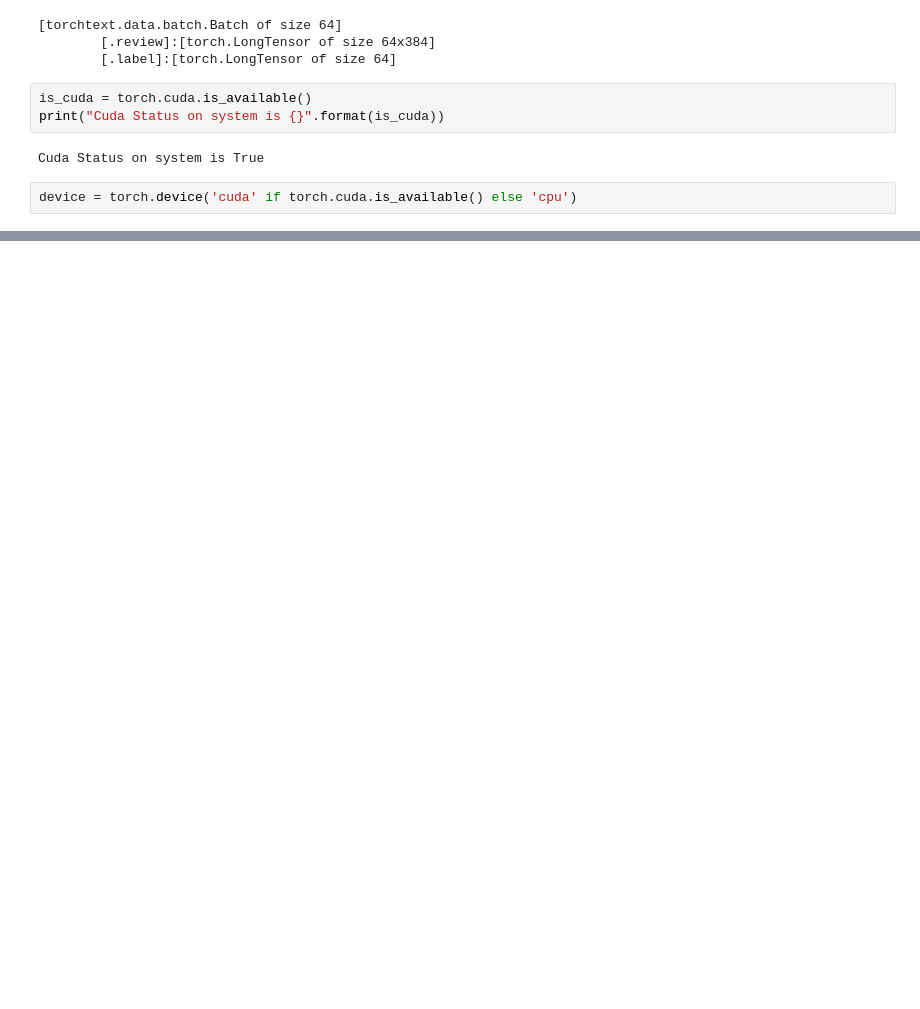
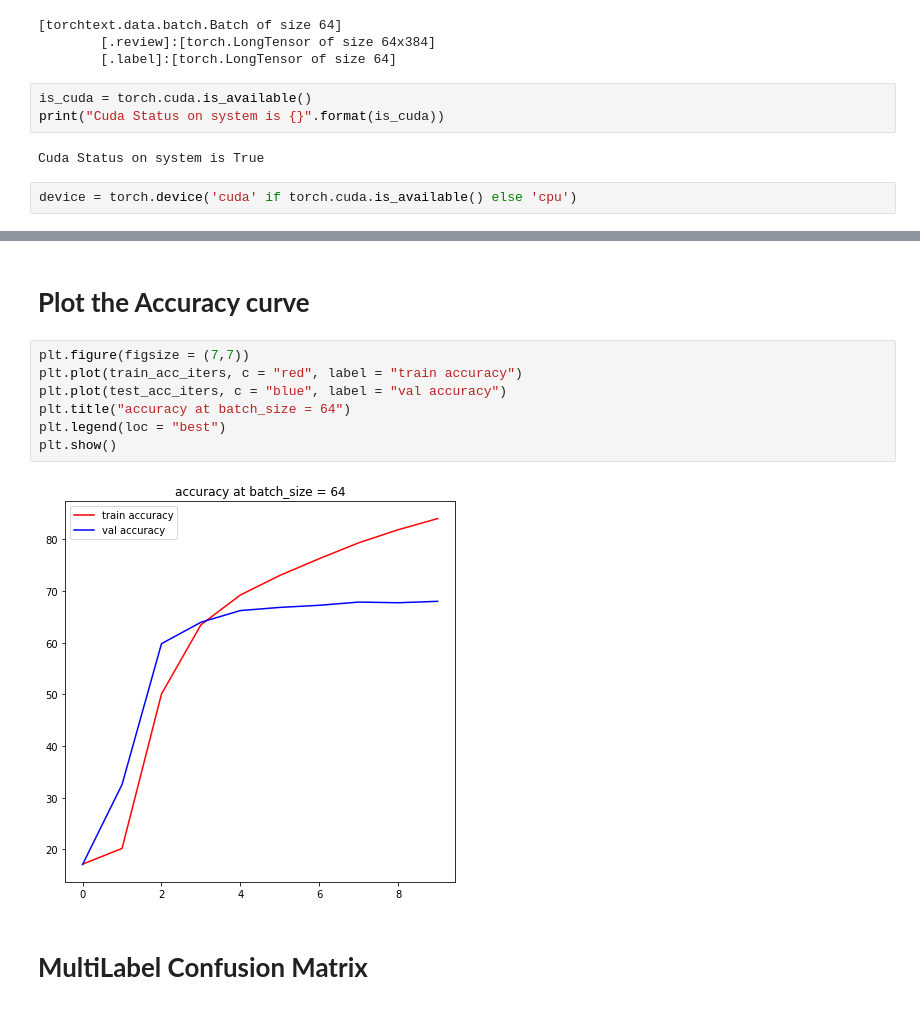
Before and after one commit to gituserhjlee/NenepBigData, a Jupyter notebook: Modeling/GloVeLSTMsimple.ipynb, the cells around one changed output, grey strips where cells are left out. Cells and saved outputs as stored; diff of their text form; blank space fills up the shorter version.

```diff
--- a/Modeling/GloVeLSTMsimple.ipynb
+++ b/Modeling/GloVeLSTMsimple.ipynb
@@ -253,0 +277,13 @@ test loss = 1.3246304423519533 test accuracy = 69.11091635018015
+# %% [markdown]
+# **Plot the Accuracy curve**
+# %%
+plt.figure(figsize = (7,7))
+plt.plot(train_acc_iters, c = "red", label = "train accuracy")
+plt.plot(test_acc_iters, c = "blue", label = "val accuracy")
+plt.title("accuracy at batch_size = 64")
+plt.legend(loc = "best")
+plt.show()
+# %% [output]
+[figure, added]
+# %% [markdown]
+# **MultiLabel Confusion Matrix**
```
Also changed, not shown: parts of 16 cells of this notebook.
